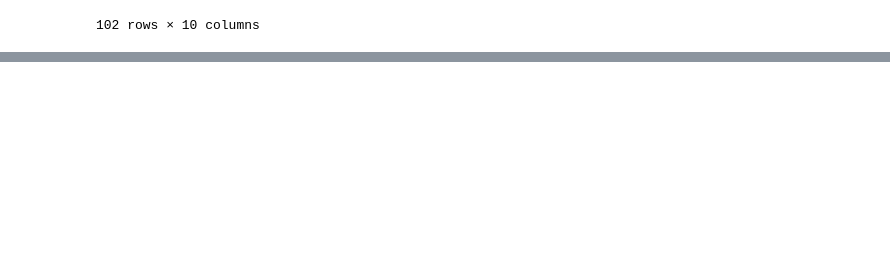
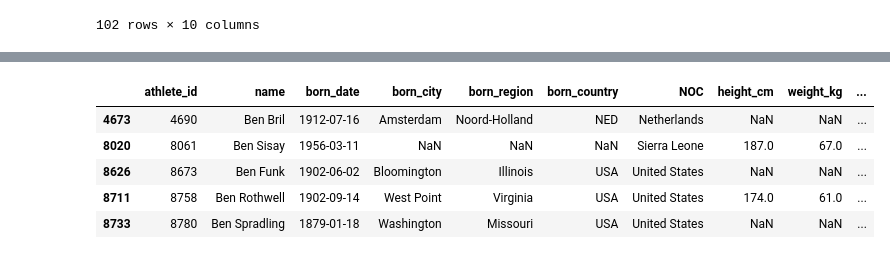
Before and after one commit to virvihuta/winter-2025, a Jupyter notebook: pandas_recap.ipynb, the cells around one changed output, grey strips where cells are left out. Saved outputs shown, nothing was run; the diff lists cells and outputs as text; code cells hidden in the pictures; blank space fills up the shorter version.

```diff
--- a/pandas_recap.ipynb
+++ b/pandas_recap.ipynb
@@ -312,0 +392,3 @@ bios.query('born_country == "USA" and born_city == "Seattle"')
+# %%
+bios_new = bios.copy()
+bios_new.head()
@@ -312,0 +402,3 @@ bios.query('born_country == "USA" and born_city == "Seattle"')
+# %%
+bios_new['first_name'] = bios_new['name'].str.split(' ').str[0]
+bios_new.head()
@@ -312,0 +412,9 @@ bios.query('born_country == "USA" and born_city == "Seattle"')
+# %%
+bios_new.query('first_name == "Ben"').head()
+# %% [output]
+|  | athlete_id | name | born_date | born_city | born_region | born_country | NOC | height_cm | weight_kg | ... |
+| 4673 | 4690 | Ben Bril | 1912-07-16 | Amsterdam | Noord-Holland | NED | Netherlands | NaN | NaN | ... |
+| 8020 | 8061 | Ben Sisay | 1956-03-11 | NaN | NaN | NaN | Sierra Leone | 187.0 | 67.0 | ... |
+| 8626 | 8673 | Ben Funk | 1902-06-02 | Bloomington | Illinois | USA | United States | NaN | NaN | ... |
+| 8711 | 8758 | Ben Rothwell | 1902-09-14 | West Point | Virginia | USA | United States | 174.0 | 61.0 | ... |
+| 8733 | 8780 | Ben Spradling | 1879-01-18 | Washington | Missouri | USA | United States | NaN | NaN | ... |
```
Also changed, not shown: parts of 13 cells of this notebook.
